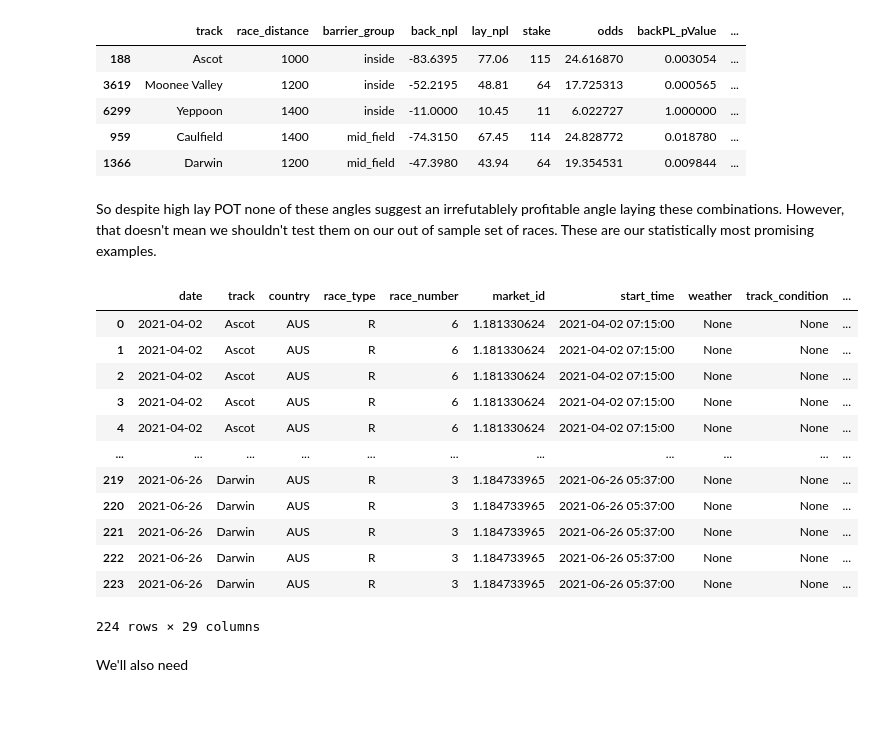
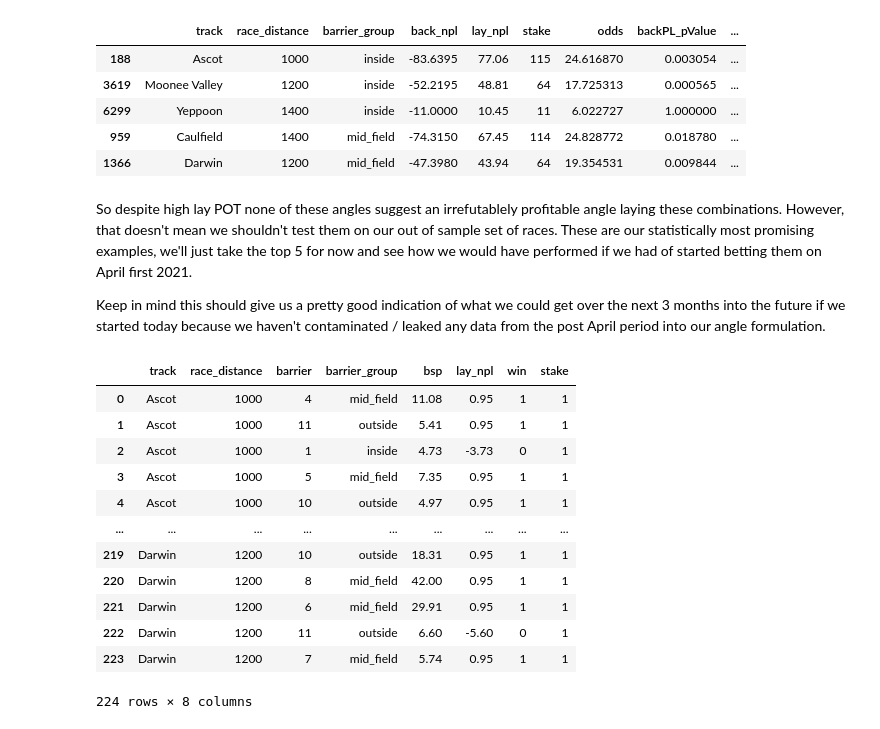
Before and after one commit to TMBish/bfStreamTutorials, a Jupyter notebook: 02-angles/article/angles.ipynb, the cells around one changed output. Drawn from its saved outputs; the diff is of its cells as text; code cells hidden in the pictures.

Commit message:
More work on betting angles

```diff
--- a/02-angles/article/angles.ipynb
+++ b/02-angles/article/angles.ipynb
@@ -661,38 +677,41 @@ TDB_bestLay
 | 959 | Caulfield | 1400 | mid_field | -74.3150 | 67.45 | 114 | 24.828772 | 0.018780 | ... |
 | 1366 | Darwin | 1200 | mid_field | -47.3980 | 43.94 | 64 | 19.354531 | 0.009844 | ... |
 # %% [markdown]
-So despite high lay POT none of these angles suggest an irrefutablely profitable angle laying these combinations. However, that doesn't mean we shouldn't test them on our out of sample set of races. These are our statistically most promising examples.
+So despite high lay POT none of these angles suggest an irrefutablely profitable angle laying these combinations. However, that doesn't mean we shouldn't test them on our out of sample set of races. These are our statistically most promising examples, we'll just take the top 5 for now and see how we would have performed if we had of started betting them on April first 2021.
+
+Keep in mind this should give us a pretty good indication of what we could get over the next 3 months into the future if we started today because we haven't contaminated / leaked any data from the post April period into our angle formulation.
 # %%
 # First let's test laying on the train set (by definition we know these will be profitable)
 train_TDB_bestLay = (
     dfTrain
     .merge(TDB_bestLay[['track', 'race_distance']])
     .assign(npl=lambda x: x['lay_npl'])
     .assign(stake=1)
+    .assign(win=lambda x: np.where(x['lay_npl'] > 0, 1, 0))
 )
 
 # This is the key test (non of the races has been part of analysis to this point)
 test_TDB_bestLay = (
     dfTest
     .merge(TDB_bestLay[['track', 'race_distance']])
     .assign(npl=lambda x: x['lay_npl'])
     .assign(stake=1)
+    .assign(win=lambda x: np.where(x['lay_npl'] > 0, 1, 0))
 )
 
-test_TDB_bestLay
+# Peaking at the bets in the test set
+test_TDB_bestLay[['track', 'race_distance', 'barrier', 'barrier_group', 'bsp', 'lay_npl', 'win', 'stake']]
 # %% [output]
-|  | date | track | country | race_type | race_number | market_id | start_time | weather | track_condition | ... |
-| 0 | 2021-04-02 | Ascot | AUS | R | 6 | 1.181330624 | 2021-04-02 07:15:00 | None | None | ... |
-| 1 | 2021-04-02 | Ascot | AUS | R | 6 | 1.181330624 | 2021-04-02 07:15:00 | None | None | ... |
-| 2 | 2021-04-02 | Ascot | AUS | R | 6 | 1.181330624 | 2021-04-02 07:15:00 | None | None | ... |
-| 3 | 2021-04-02 | Ascot | AUS | R | 6 | 1.181330624 | 2021-04-02 07:15:00 | None | None | ... |
-| 4 | 2021-04-02 | Ascot | AUS | R | 6 | 1.181330624 | 2021-04-02 07:15:00 | None | None | ... |
-| ... | ... | ... | ... | ... | ... | ... | ... | ... | ... | ... |
-| 219 | 2021-06-26 | Darwin | AUS | R | 3 | 1.184733965 | 2021-06-26 05:37:00 | None | None | ... |
-| 220 | 2021-06-26 | Darwin | AUS | R | 3 | 1.184733965 | 2021-06-26 05:37:00 | None | None | ... |
-| 221 | 2021-06-26 | Darwin | AUS | R | 3 | 1.184733965 | 2021-06-26 05:37:00 | None | None | ... |
-| 222 | 2021-06-26 | Darwin | AUS | R | 3 | 1.184733965 | 2021-06-26 05:37:00 | None | None | ... |
-| 223 | 2021-06-26 | Darwin | AUS | R | 3 | 1.184733965 | 2021-06-26 05:37:00 | None | None | ... |
+|  | track | race_distance | barrier | barrier_group | bsp | lay_npl | win | stake |
+| 0 | Ascot | 1000 | 4 | mid_field | 11.08 | 0.95 | 1 | 1 |
+| 1 | Ascot | 1000 | 11 | outside | 5.41 | 0.95 | 1 | 1 |
+| 2 | Ascot | 1000 | 1 | inside | 4.73 | -3.73 | 0 | 1 |
+| 3 | Ascot | 1000 | 5 | mid_field | 7.35 | 0.95 | 1 | 1 |
+| 4 | Ascot | 1000 | 10 | outside | 4.97 | 0.95 | 1 | 1 |
+| ... | ... | ... | ... | ... | ... | ... | ... | ... |
+| 219 | Darwin | 1200 | 10 | outside | 18.31 | 0.95 | 1 | 1 |
+| 220 | Darwin | 1200 | 8 | mid_field | 42.00 | 0.95 | 1 | 1 |
+| 221 | Darwin | 1200 | 6 | mid_field | 29.91 | 0.95 | 1 | 1 |
+| 222 | Darwin | 1200 | 11 | outside | 6.60 | -5.60 | 0 | 1 |
+| 223 | Darwin | 1200 | 7 | mid_field | 5.74 | 0.95 | 1 | 1 |
-224 rows × 29 columns
+224 rows × 8 columns
-# %% [markdown]
-We'll also need
```
Also changed, not shown: parts of 15 cells of this notebook.
